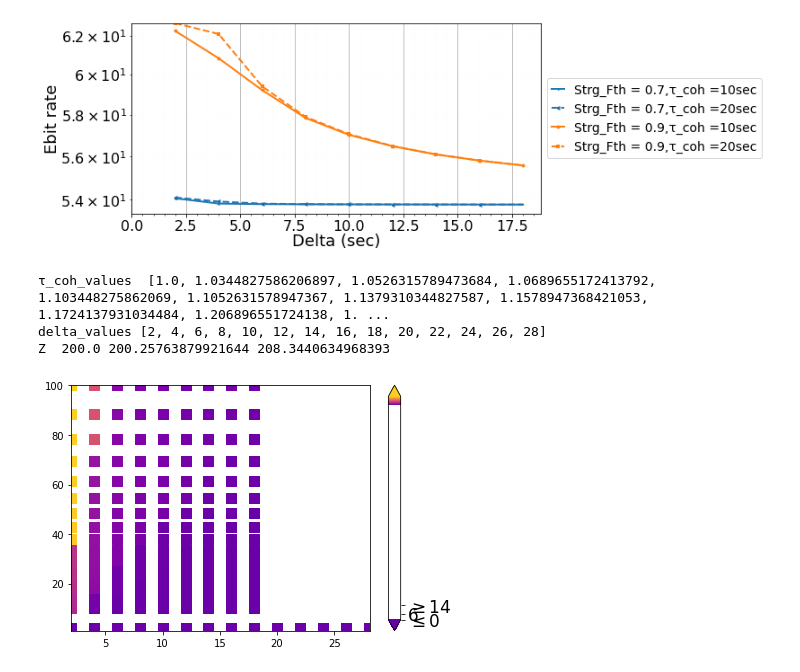
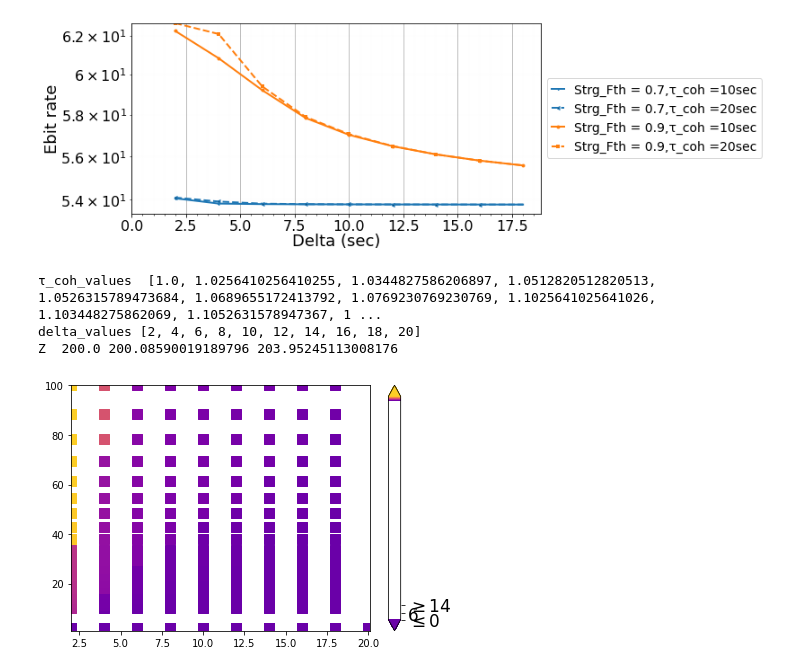
Before and after one commit to pooryousefshahrooz/QSN, a Jupyter notebook: plotting/parsing_and_plotting.ipynb, the cells around one changed output. Drawn from its saved outputs; the diff is of its cells as text; code cells hidden in the pictures.

```diff
--- a/plotting/parsing_and_plotting.ipynb
+++ b/plotting/parsing_and_plotting.ipynb
@@ -336,9 +336,9 @@ with open(result_file_path, "r") as f:
         delta = int(line[6])
         objective_value = float(line[7])
         edge_capacity = int(line[8])
-        if  ( t_max in [10] and request_fidelity_threshold in [0.6]  and
+        if  ( t_max in [20] and request_fidelity_threshold in [0.6]  and
              storage_block_threshold in [0.7] and
-              edge_capacity in [200] and storage_capacity in [400]
+              delta <=20 and edge_capacity in [200] and storage_capacity in [400]
             ):
             try:
                 each_coh_delata_ebit[τ_coh,delta].append(objective_value)
@@ -353,34 +353,34 @@ with open(result_file_path, "r") as f:
 X = []
 Y =[]
 Z = []
 rate_or_utility_values = []
 τ_coh_values.sort()
 delta_values.sort()
 print("τ_coh_values ",τ_coh_values)
 print("delta_values",delta_values)
 
 for delta in delta_values:
     for τ_coh in τ_coh_values:
         if (τ_coh,delta) in each_coh_delata_ebit:
             ebits = each_coh_delata_ebit[τ_coh,delta]
             avg_ebits = sum(ebits)/len(ebits)
             X.append(delta)
             Y.append(τ_coh)
             Z.append(avg_ebits)
 
 print("Z ",min(Z),sum(Z)/len(Z),max(Z))
 plotting_2D("Delta","coherence time (ms)","Ebit rate",
                           10, 10, 10,
                           10, 0, 0,
                           0,0,
                           500,
                           X,Y,Z,0,6,14,
                           False,True,
                           False,1,
                           18,"plots/3D_delta_coherence_ebit_rate.pdf",
                           False,3,6,3.6)
 # %% [output]
-τ_coh_values  [1.0, 1.0344827586206897, 1.0526315789473684, 1.0689655172413792, 1.103448275862069, 1.1052631578947367, 1.1379310344827587, 1.1578947368421053, 1.1724137931034484, 1.206896551724138, 1. ...
-delta_values [2, 4, 6, 8, 10, 12, 14, 16, 18, 20, 22, 24, 26, 28]
-Z  200.0 200.25763879921644 208.3440634968393
+τ_coh_values  [1.0, 1.0256410256410255, 1.0344827586206897, 1.0512820512820513, 1.0526315789473684, 1.0689655172413792, 1.0769230769230769, 1.1025641025641026, 1.103448275862069, 1.1052631578947367, 1 ...
+delta_values [2, 4, 6, 8, 10, 12, 14, 16, 18, 20]
+Z  200.0 200.08590019189796 203.95245113008176
-[figure, old version]
+[figure, new version]
```
Also changed, not shown: parts of 1 cell of this notebook, 3 other files.
